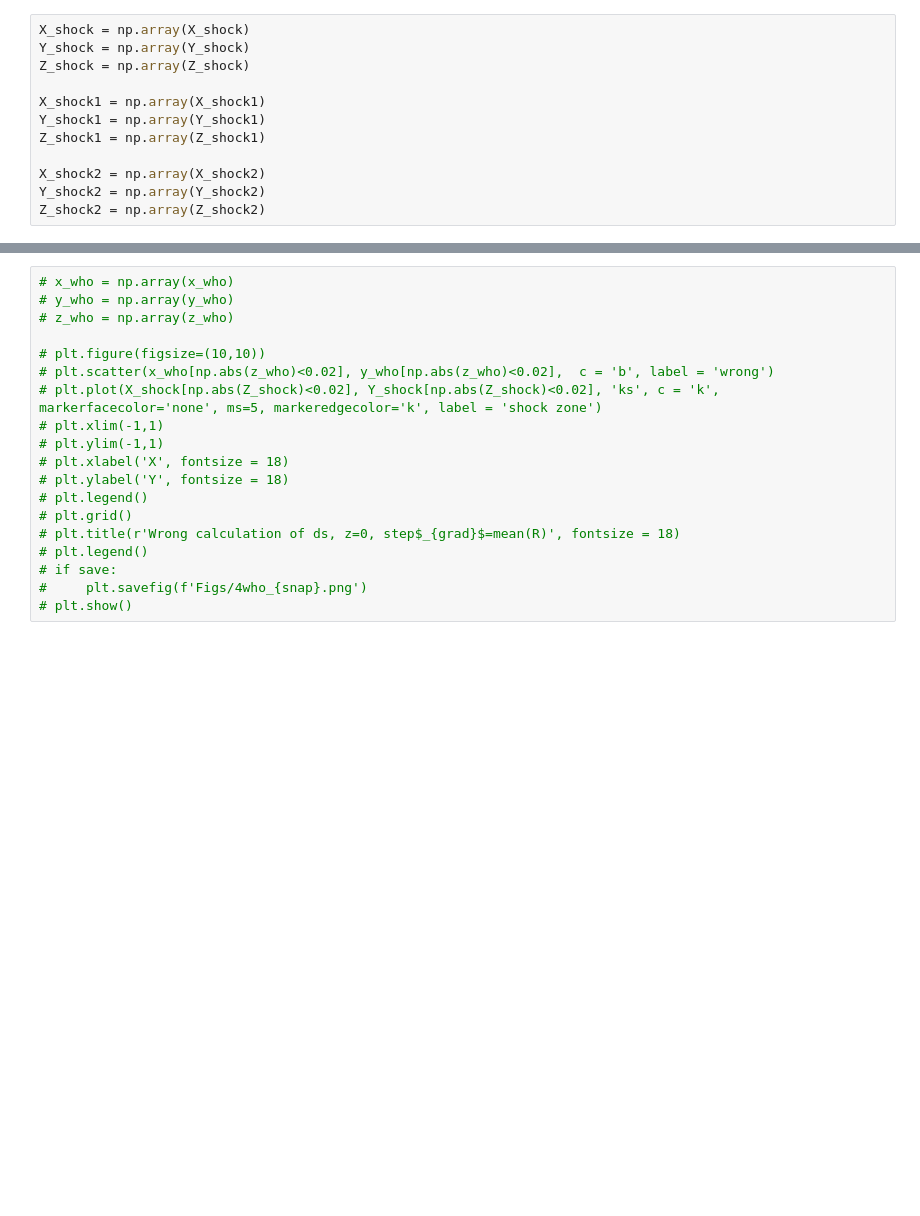
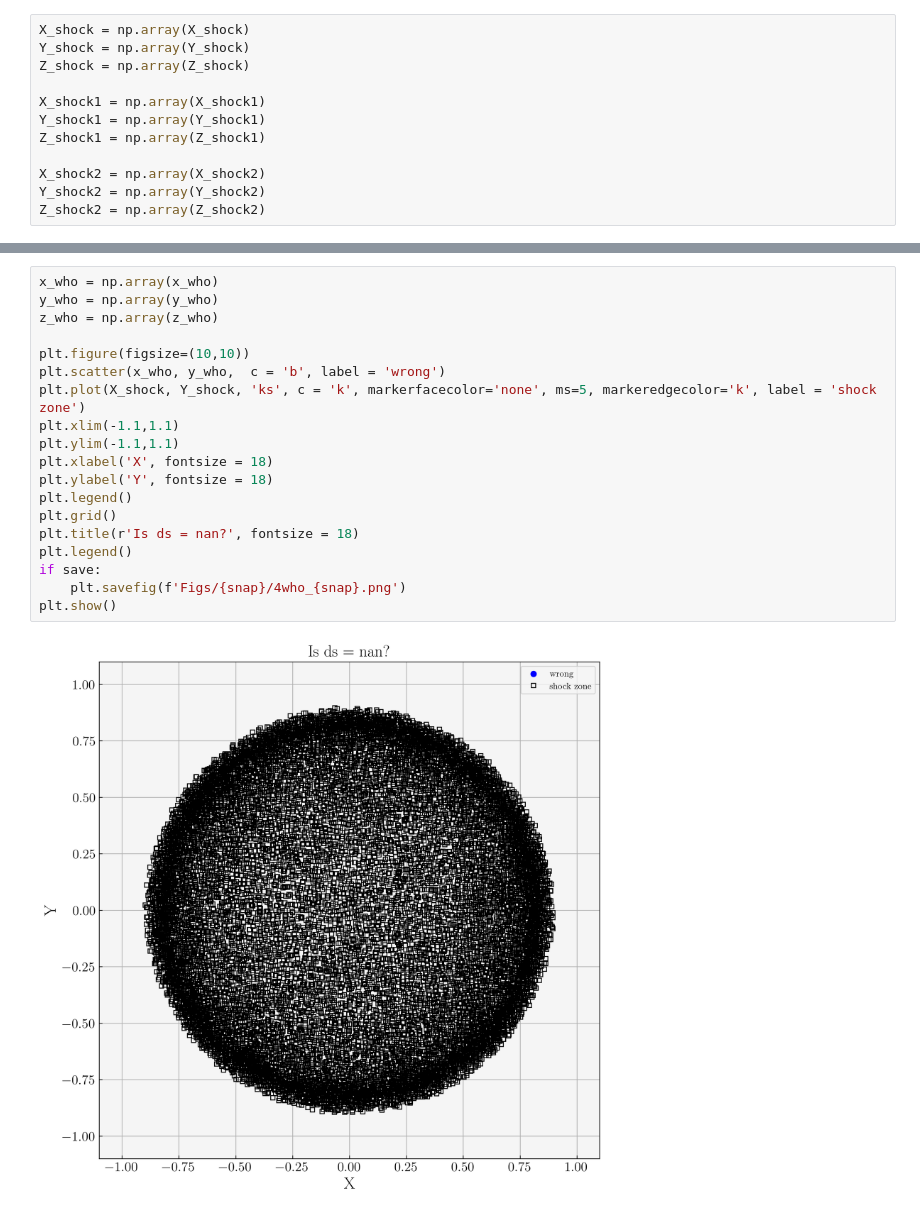
Before and after one commit to rich-tde/tde_wind, a Jupyter notebook: shock_zone.ipynb, the cells around one changed output, grey strips where cells are left out. Cells and saved outputs as stored; diff of their text form; blank space fills up the shorter version.

```diff
--- a/shock_zone.ipynb
+++ b/shock_zone.ipynb
@@ -360,19 +357,21 @@ if folder == 'TDE':
 # %%
-# x_who = np.array(x_who)
-# y_who = np.array(y_who)
-# z_who = np.array(z_who)
+x_who = np.array(x_who)
+y_who = np.array(y_who)
+z_who = np.array(z_who)
 
-# plt.figure(figsize=(10,10))
-# plt.scatter(x_who[np.abs(z_who)<0.02], y_who[np.abs(z_who)<0.02],  c = 'b', label = 'wrong')
-# plt.plot(X_shock[np.abs(Z_shock)<0.02], Y_shock[np.abs(Z_shock)<0.02], 'ks', c = 'k', markerfacecolor='none', ms=5, markeredgecolor='k', label = 'shock zone')
-# plt.xlim(-1,1)
-# plt.ylim(-1,1)
-# plt.xlabel('X', fontsize = 18)
-# plt.ylabel('Y', fontsize = 18)
-# plt.legend()
-# plt.grid()
-# plt.title(r'Wrong calculation of ds, z=0, step$_{grad}$=mean(R)', fontsize = 18)
-# plt.legend()
-# if save:
-#     plt.savefig(f'Figs/4who_{snap}.png')
-# plt.show()
+plt.figure(figsize=(10,10))
+plt.scatter(x_who, y_who,  c = 'b', label = 'wrong')
+plt.plot(X_shock, Y_shock, 'ks', c = 'k', markerfacecolor='none', ms=5, markeredgecolor='k', label = 'shock zone')
+plt.xlim(-1.1,1.1)
+plt.ylim(-1.1,1.1)
+plt.xlabel('X', fontsize = 18)
+plt.ylabel('Y', fontsize = 18)
+plt.legend()
+plt.grid()
+plt.title(r'Is ds = nan?', fontsize = 18)
+plt.legend()
+if save:
+    plt.savefig(f'Figs/{snap}/4who_{snap}.png')
+plt.show()
+# %% [output]
+[figure, added]
```
Also changed, not shown: parts of 8 cells of this notebook, 38 other files.
